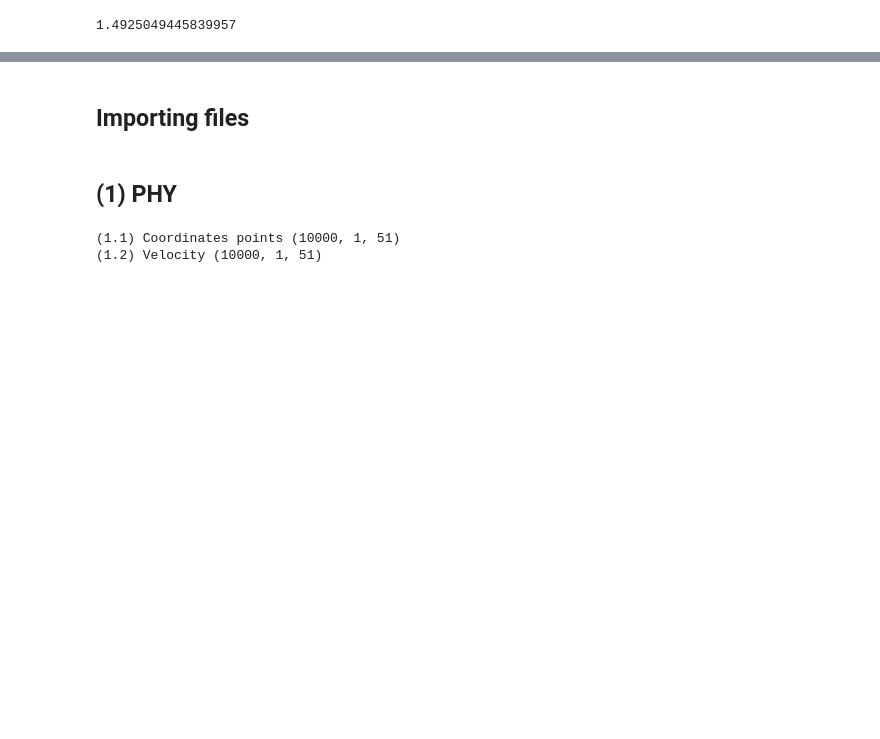
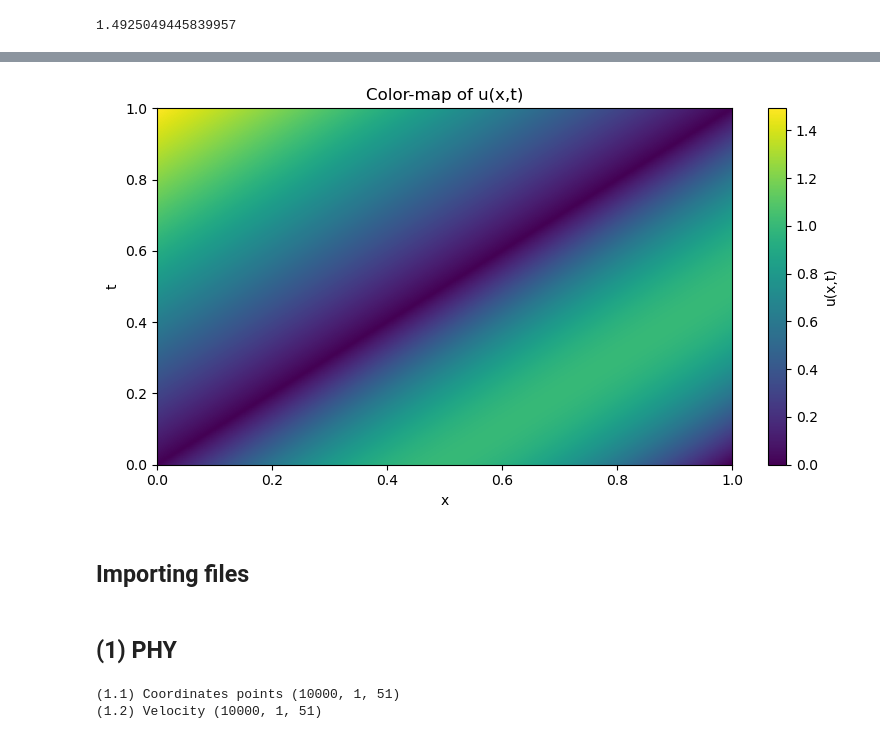
Before and after one commit to olcruzgonzalez/linear_advection_1D1d, a Jupyter notebook: generate_dataset/inspection.ipynb, the cells around one changed output, grey strips where cells are left out. Saved outputs shown, nothing was run; the diff lists cells and outputs as text; code cells hidden in the pictures; blank space fills up the shorter version.

```diff
--- a/generate_dataset/inspection.ipynb
+++ b/generate_dataset/inspection.ipynb
@@ -38,3 +68,34 @@ print(np.sin(k*np.pi/2*(t - x/c)) + k*np.pi/2*(t - x/c))
+# %%
+# Parameters for the closed-form solution
+c = 1       # advection speed
+k = 0.5
+# Computational grid
+x_min, x_max, nx = 0.0, 1.0, 400   # x ∈ [x_min, x_max] with nx points
+t_min, t_max, nt = 0.0, 1.0, 200    # t ∈ [t_min, t_max] with nt points
+
+x = np.linspace(x_min, x_max, nx)
+t = np.linspace(t_min, t_max, nt)
+X, T = np.meshgrid(x, t)            # shape (nt, nx)
+
+# Closed-form solution on the grid
+U = u_close_form(X, T, c, k)
+
+# Plot: x on horizontal axis, t on vertical axis, color encodes u(x,t)
+plt.figure(figsize=(8, 4.5))
+plt.imshow(
+    U,
+    extent=[x_min, x_max, t_min, t_max],
+    aspect="auto",
+    origin="lower"  # makes t = 0 at the bottom
+)
+plt.colorbar(label="u(x,t)")
+plt.title("Color-map of u(x,t)")
+plt.xlabel("x")
+plt.ylabel("t")
+plt.tight_layout()
+plt.show()
+# %% [output]
+[figure, added]
 # %% [markdown]
 ## Importing files
 # %%
```
Also changed, not shown: parts of 4 cells of this notebook, 5 other files.
